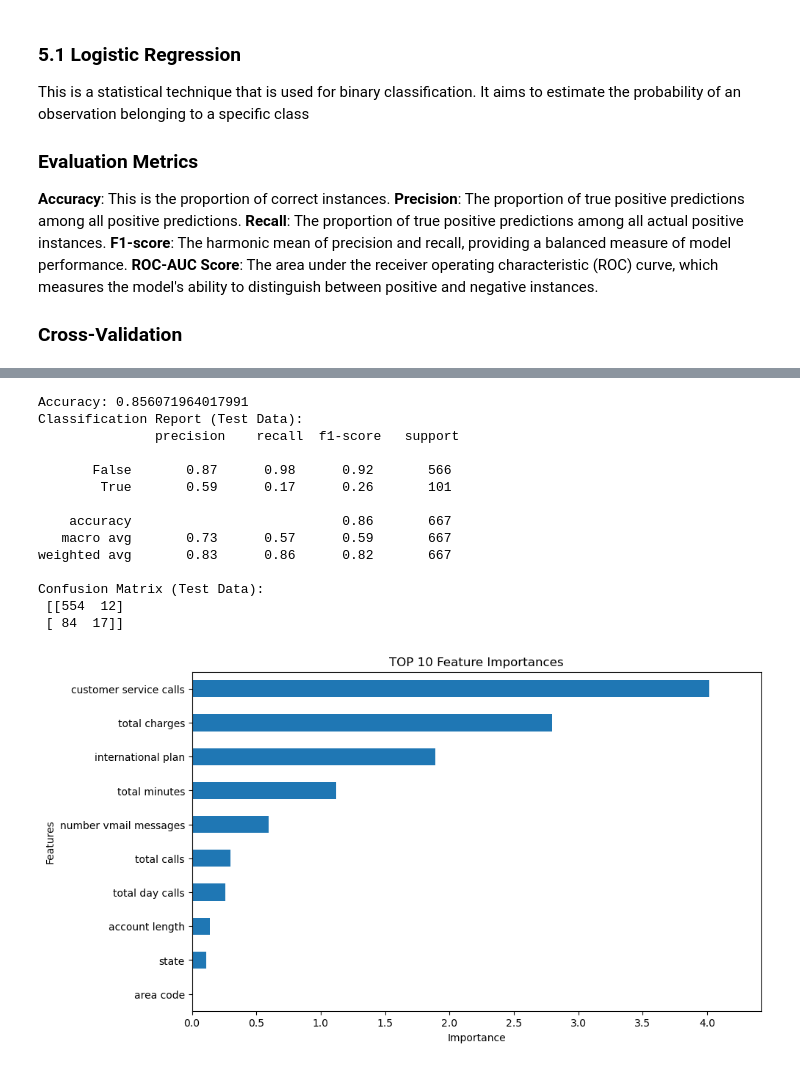
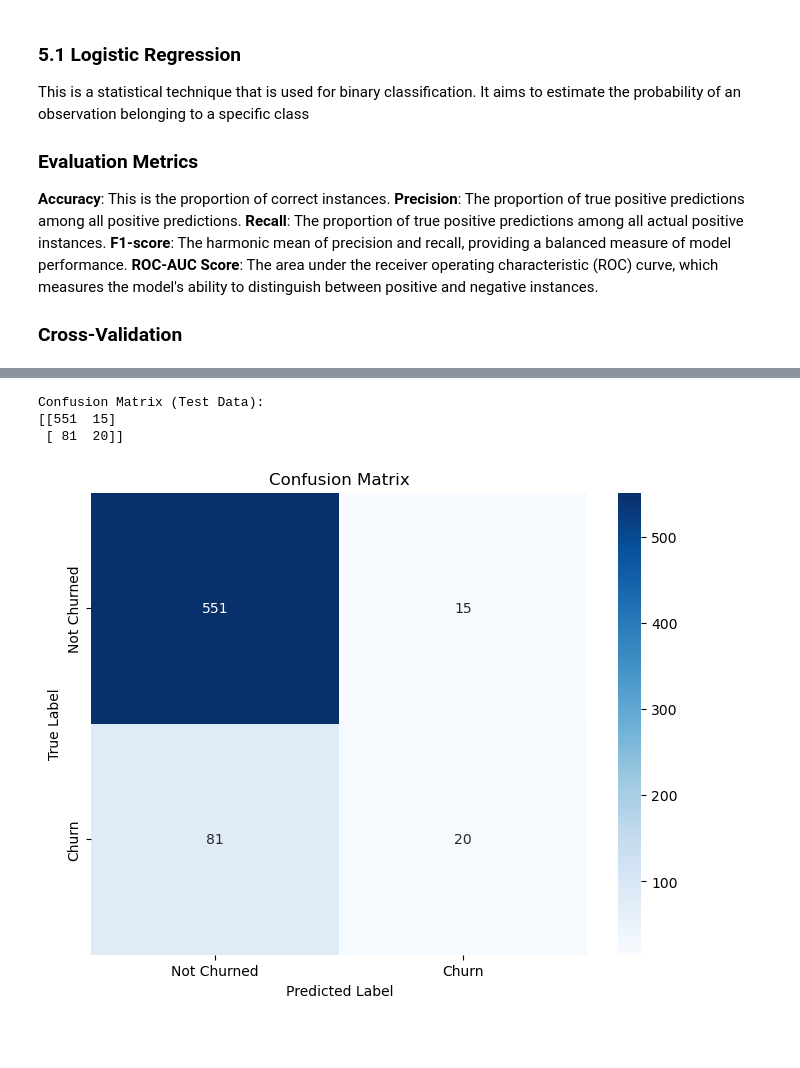
Before and after one commit to Nzuuko/Phase-3-Project, a Jupyter notebook: notebook.ipynb, the cells around one changed output, grey strips where cells are left out. Saved outputs shown, nothing was run; the diff lists cells and outputs as text; code cells hidden in the pictures; blank space fills up the shorter version.

```diff
--- a/notebook.ipynb
+++ b/notebook.ipynb
@@ -658,56 +617,22 @@ plt.show()
-# %%
-# Performing Logistic Regression
-
-# Train-Test Split
-X = df.drop('churn', axis=1)  # Features
-y = df['churn']  # Target variable
-X_train, X_test, y_train, y_test = train_test_split(X, y, test_size=0.2, random_state=42)
-
-# Train the classifier
-classifier = LogisticRegression()
-classifier.fit(X_train, y_train)
-
-# Make predictions on the test set
-y_pred = classifier.predict(X_test)
-
-# Evaluate the model
-accuracy = accuracy_score(y_test, y_pred)
-print("Accuracy:", accuracy)
-
-CR = classification_report(y_test, y_pred)
-print("Classification Report (Test Data):\n", CR)
-
-conf_matrix = confusion_matrix(y_test, y_pred)
-print("Confusion Matrix (Test Data):\n", conf_matrix)
-# %% [output]
-Accuracy: 0.856071964017991
-Classification Report (Test Data):
-               precision    recall  f1-score   support
-
-       False       0.87      0.98      0.92       566
-        True       0.59      0.17      0.26       101
-
-    accuracy                           0.86       667
-   macro avg       0.73      0.57      0.59       667
-weighted avg       0.83      0.86      0.82       667
-
-Confusion Matrix (Test Data):
- [[554  12]
- [ 84  17]]
-# %%
-#Feature Importance in the logistics Regression
-
-importance_logreg = logreg.coef_[0]
-Feature_names = resampled_X_train.columns
-Feature_importances = pd.Series(importance_logreg,index=Feature_names)
-Feature_importances = Feature_importances.sort_values(ascending=False)
-plt.figure(figsize=(10,6))
-top_features = Feature_importances[:10] #selecting the top 10
-top_features.sort_values().plot(kind='barh')
-plt.xlabel('Importance')
-plt.ylabel('Features')
-plt.title('TOP 10 Feature Importances')
-plt.xlim(0, max(top_features)*1.1) #setting nthe xlim to the max importance value
-plt.show()
-# %% [output]
-[figure, removed]
+# %%
+# Compute the confusion matrix for test data
+conf_matrix = confusion_matrix(y_test, y_test_pred)
+
+# Print the confusion matrix
+print("\nConfusion Matrix (Test Data):")
+print(conf_matrix)
+
+# Plot the confusion matrix
+plt.figure(figsize=(8, 6))
+sns.heatmap(conf_matrix, annot=True, cmap='Blues', fmt='d',
+            xticklabels=['Not Churned', 'Churn'],
+            yticklabels=['Not Churned', 'Churn'])
+plt.xlabel('Predicted Label')
+plt.ylabel('True Label')
+plt.title('Confusion Matrix')
+plt.show()
+# %% [output]
+Confusion Matrix (Test Data):
+[[551  15]
+ [ 81  20]]
+[figure, added]
```
Also changed, not shown: parts of 13 cells of this notebook.
